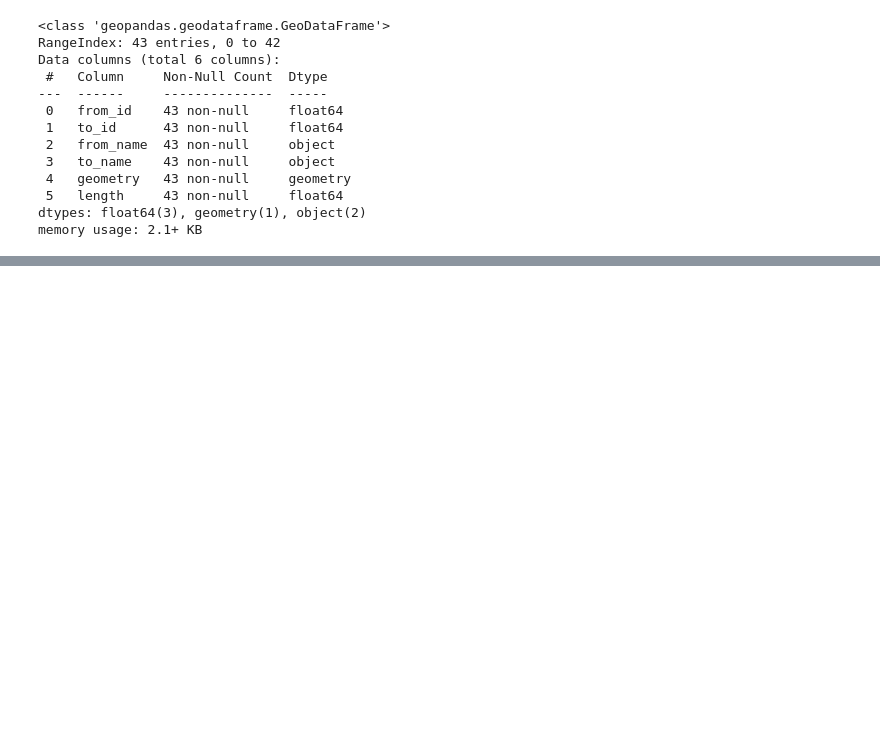
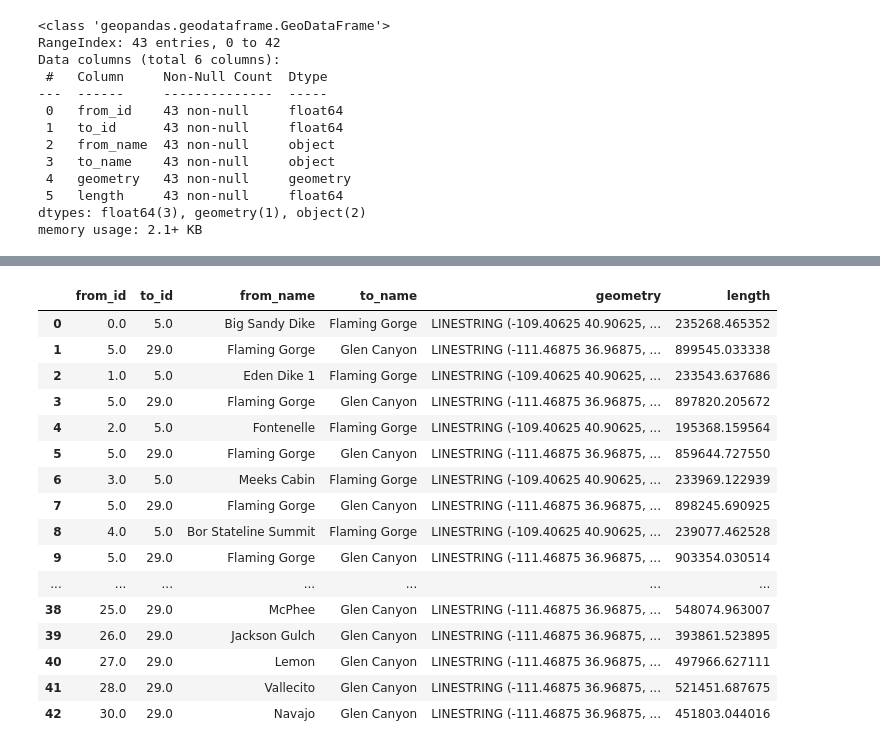
Before and after one commit to pritamd47/ReservoirNetwork, a Jupyter notebook: notebooks/Network-Generation.ipynb, the cells around one changed output, grey strips where cells are left out. Cells and saved outputs as stored; diff of their text form; code cells hidden in the pictures; blank space fills up the shorter version.

Commit message:
udpate network gneeration notebook

```diff
--- a/notebooks/Network-Generation.ipynb
+++ b/notebooks/Network-Generation.ipynb
@@ -431,3 +440,37 @@ memory usage: 2.1+ KB
+# %%
+# let's flip the linestrings (to obtain the correct directions in the reservoir network)
+import shapely.wkt
+import shapely.ops
+
+
+def reverse_geom(geom):
+    def _reverse(x, y, z=None):
+        if z:
+            return x[::-1], y[::-1], z[::-1]
+        return x[::-1], y[::-1]
+
+    return shapely.ops.transform(_reverse, geom)
+
+res_network['geometry'] = res_network['geometry'].apply(reverse_geom)
+res_network
+# %% [output]
+|  | from_id | to_id | from_name | to_name | geometry | length |
+| 0 | 0.0 | 5.0 | Big Sandy Dike | Flaming Gorge | LINESTRING (-109.40625 40.90625, ... | 235268.465352 |
+| 1 | 5.0 | 29.0 | Flaming Gorge | Glen Canyon | LINESTRING (-111.46875 36.96875, ... | 899545.033338 |
+| 2 | 1.0 | 5.0 | Eden Dike 1 | Flaming Gorge | LINESTRING (-109.40625 40.90625, ... | 233543.637686 |
+| 3 | 5.0 | 29.0 | Flaming Gorge | Glen Canyon | LINESTRING (-111.46875 36.96875, ... | 897820.205672 |
+| 4 | 2.0 | 5.0 | Fontenelle | Flaming Gorge | LINESTRING (-109.40625 40.90625, ... | 195368.159564 |
+| 5 | 5.0 | 29.0 | Flaming Gorge | Glen Canyon | LINESTRING (-111.46875 36.96875, ... | 859644.727550 |
+| 6 | 3.0 | 5.0 | Meeks Cabin | Flaming Gorge | LINESTRING (-109.40625 40.90625, ... | 233969.122939 |
+| 7 | 5.0 | 29.0 | Flaming Gorge | Glen Canyon | LINESTRING (-111.46875 36.96875, ... | 898245.690925 |
+| 8 | 4.0 | 5.0 | Bor Stateline Summit | Flaming Gorge | LINESTRING (-109.40625 40.90625, ... | 239077.462528 |
+| 9 | 5.0 | 29.0 | Flaming Gorge | Glen Canyon | LINESTRING (-111.46875 36.96875, ... | 903354.030514 |
+| ... | ... | ... | ... | ... | ... | ... |
+| 38 | 25.0 | 29.0 | McPhee | Glen Canyon | LINESTRING (-111.46875 36.96875, ... | 548074.963007 |
+| 39 | 26.0 | 29.0 | Jackson Gulch | Glen Canyon | LINESTRING (-111.46875 36.96875, ... | 393861.523895 |
+| 40 | 27.0 | 29.0 | Lemon | Glen Canyon | LINESTRING (-111.46875 36.96875, ... | 497966.627111 |
+| 41 | 28.0 | 29.0 | Vallecito | Glen Canyon | LINESTRING (-111.46875 36.96875, ... | 521451.687675 |
+| 42 | 30.0 | 29.0 | Navajo | Glen Canyon | LINESTRING (-111.46875 36.96875, ... | 451803.044016 |
 # %%
 # Save `res_network` for further use
 save_fn = "../data/reservoir_network/reservoir_network.shp"  # even though .shp is not ideal, landlab uses this format to initialize. Create an issue in landlab.io?
```
Also changed, not shown: parts of 2 cells of this notebook.
